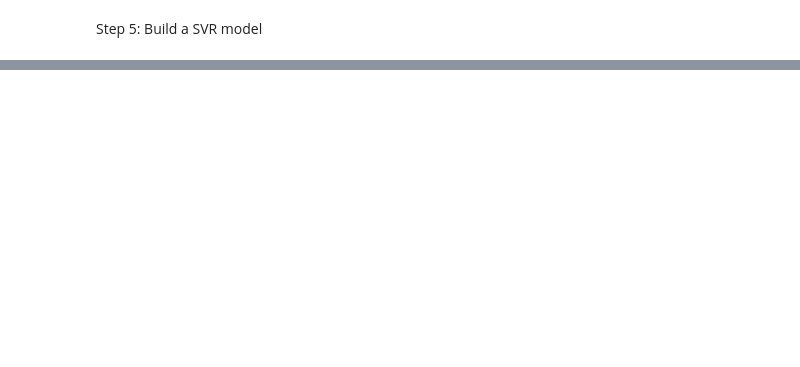
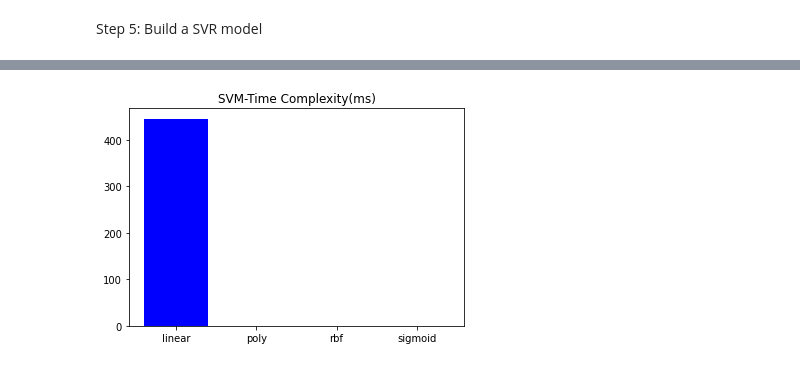
Before and after one commit to sxn2012/learned-index, a Jupyter notebook: demo code/leaned_index_demo.ipynb, the cells around one changed output, grey strips where cells are left out. Saved outputs shown, nothing was run; the diff lists cells and outputs as text; code cells hidden in the pictures; blank space fills up the shorter version.

```diff
--- a/demo code/leaned_index_demo.ipynb
+++ b/demo code/leaned_index_demo.ipynb
@@ -415,0 +319,22 @@ log MSE test:  1.917
+# %%
+from sklearn.svm import SVR
+print("Support Vector Regression Model: kernel=sigmoid")
+t1=time.time()
+clf = SVR(kernel='sigmoid')
+clf.fit(np.array(trainkeys).reshape(-1,1),np.array(trainres).reshape(-1,1))
+t2=time.time()
+time_interval_1=t2-t1
+print("time interval for building model:"+str(time_interval_1*1000)+" ms")
+devpre=clf.predict(np.array(devkeys).reshape(-1,1)).reshape(1,-1).tolist()[0]
+for i in range(0,len(devpre)):
+    devpre[i]=abs(int(devpre[i]))%keynum
+MSE_sigmoid=round(math.log(1+mean_squared_error(devres,devpre),2),3)
+print("log MSE dev: ",MSE_sigmoid)
+t1=time.time()
+testpre=clf.predict(np.array(testkeys).reshape(-1,1)).reshape(1,-1).tolist()[0]
+for i in range(0,len(testpre)):
+    testpre[i]=abs(int(testpre[i]))%keynum
+t2=time.time()
+time_interval_2=t2-t1
+print("time interval for indexing data:"+str(time_interval_2*1000)+" ms")
+time_interval_sigmoid=time_interval_1+time_interval_2
@@ -415,0 +355,9 @@ log MSE test:  1.917
+# %%
+import matplotlib.pyplot as plt
+kernels_list = ['linear','poly','rbf','sigmoid']
+time_interval_list = [time_interval_linear, time_interval_poly, time_interval_rbf, time_interval_sigmoid]
+plt.title('SVM-Time Complexity(ms)')
+plt.bar(range(len(time_interval_list)), time_interval_list,color='b', tick_label=kernels_list)
+plt.show()
+# %% [output]
+[figure, added]
```
Also changed, not shown: parts of 16 cells of this notebook.
